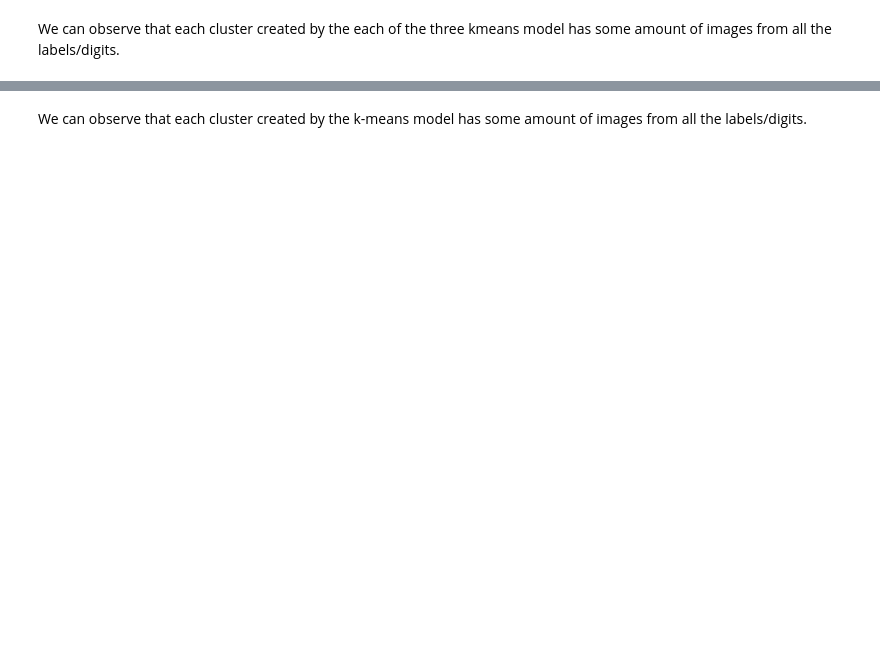
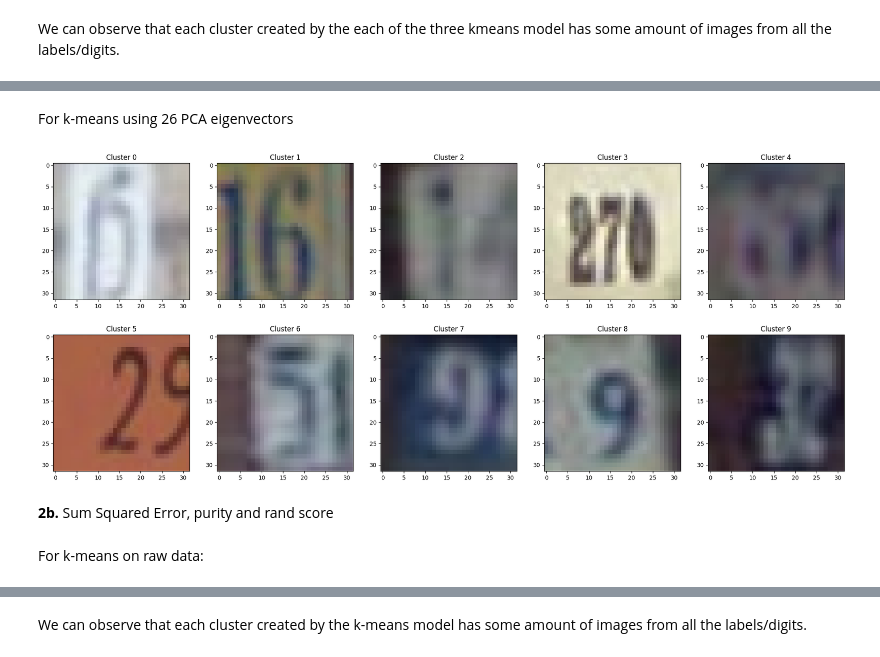
Before and after one commit to TYCN129/FoML---CS3390, a Jupyter notebook: q2.ipynb, the cells around one changed output, grey strips where cells are left out. Drawn from its saved outputs; the diff is of its cells as text; code cells hidden in the pictures; blank space fills up the shorter version.

```diff
--- a/q2.ipynb
+++ b/q2.ipynb
@@ -105,3 +152,11 @@ for img in closest_images_26:
+# %% [markdown]
+For k-means using 26 PCA eigenvectors
+# %%
+display_ten_samples(closest_images_26)
+# %% [output]
+[figure, added]
+# %% [markdown]
+**2b.** Sum Squared Error, purity and rand score
 # %%
 def calculate_sse(kmeans,x_data):
     labels = kmeans.labels_
@@ -130,6 +185,8 @@ def calculate_rand_index(kmean,x_data,y_data):
     rand_index = rand_score(y_data,y_pred)
 
     return rand_index
+# %% [markdown]
+For k-means on raw data:
 # %%
 sse_raw = calculate_sse(kmeans_raw,x_raw_data)
 purity_raw = calculate_purity(kmeans_raw,x_raw_data,y_raw_data)
```
Also changed, not shown: parts of 28 cells of this notebook, 1 other file.
